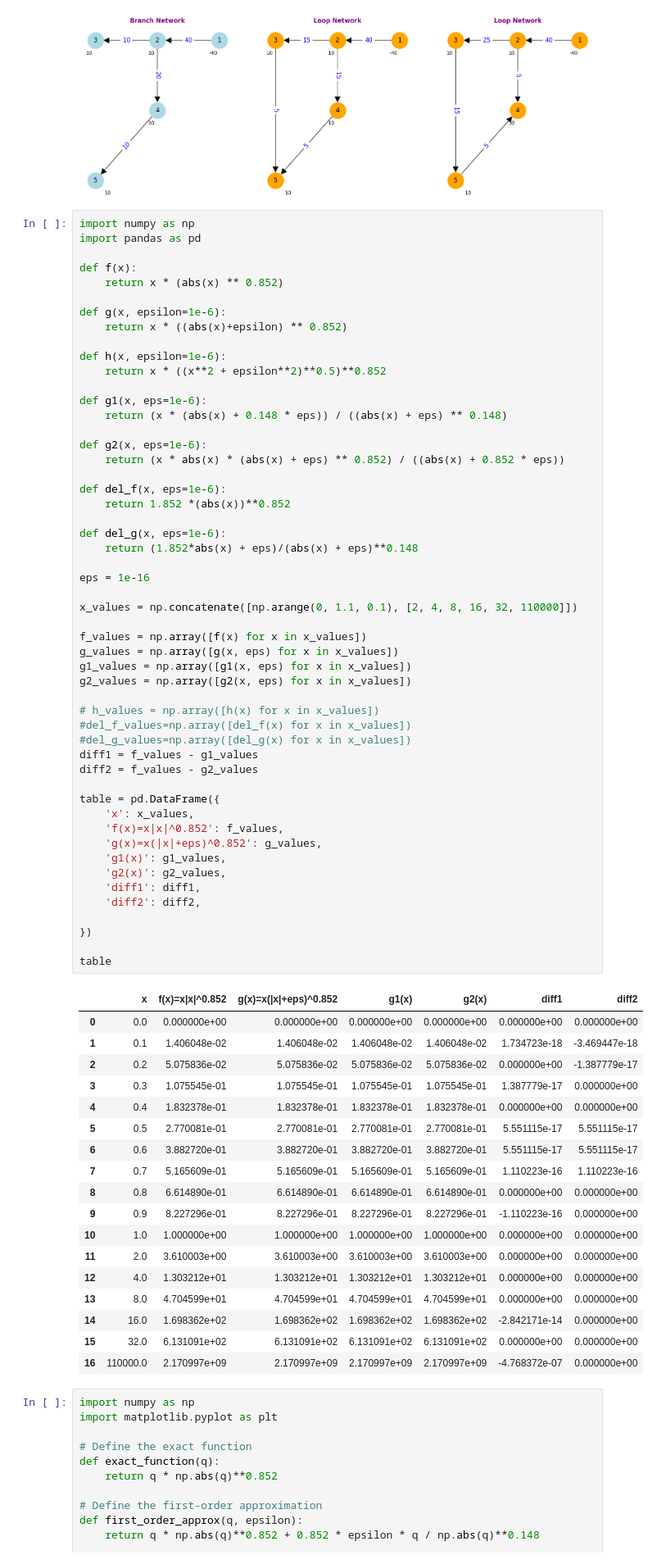
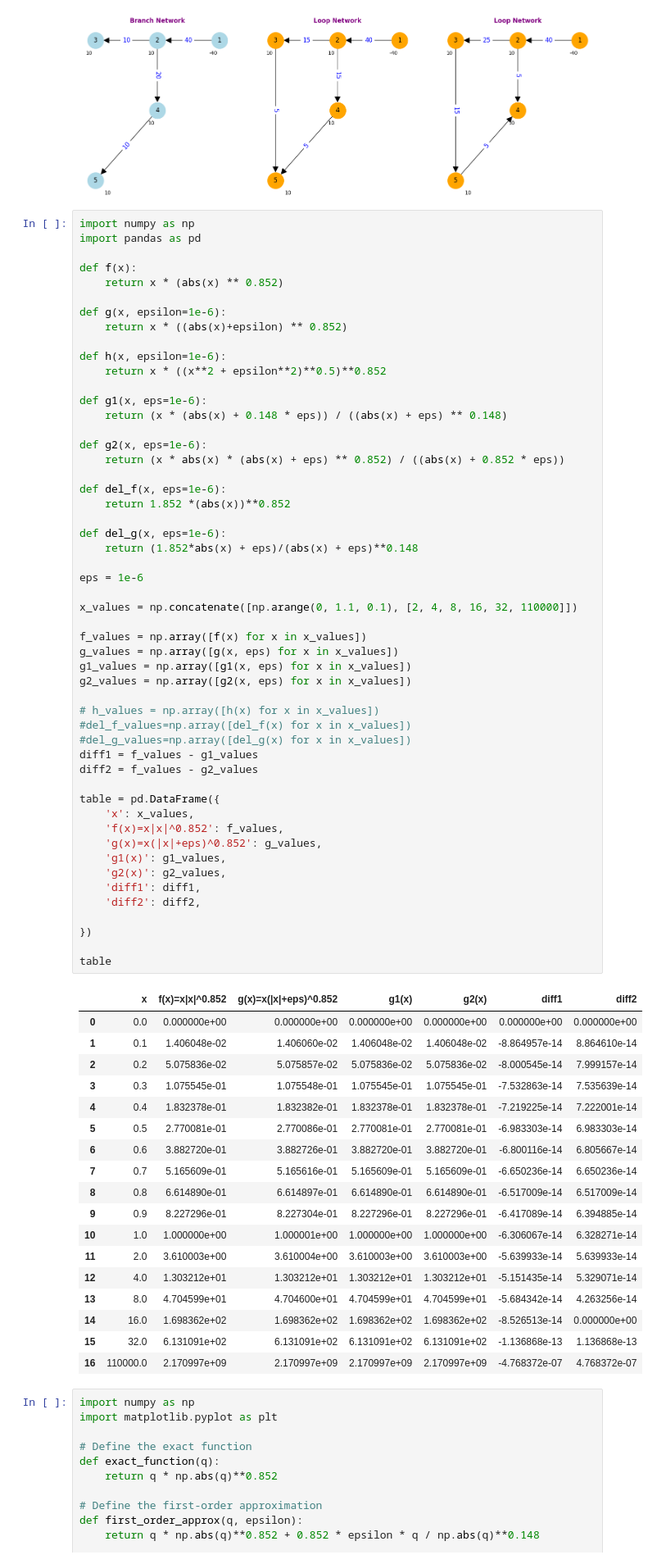
Before and after one commit to nitish-dumoliya/waterNetwork, a Jupyter notebook: model/potentialBasedFlow/version2.ipynb, the cells around one changed output. Shown at 82% size. Saved outputs shown, nothing was run; the diff lists cells and outputs as text.

```diff
--- a/model/potentialBasedFlow/version2.ipynb
+++ b/model/potentialBasedFlow/version2.ipynb
@@ -1294,52 +1294,52 @@ def del_f(x, eps=1e-6):
 def del_g(x, eps=1e-6):
     return (1.852*abs(x) + eps)/(abs(x) + eps)**0.148
 
-eps = 1e-16
+eps = 1e-6
 
 x_values = np.concatenate([np.arange(0, 1.1, 0.1), [2, 4, 8, 16, 32, 110000]])
 
 f_values = np.array([f(x) for x in x_values])
 g_values = np.array([g(x, eps) for x in x_values])
 g1_values = np.array([g1(x, eps) for x in x_values])
 g2_values = np.array([g2(x, eps) for x in x_values])
 
 # h_values = np.array([h(x) for x in x_values])
 #del_f_values=np.array([del_f(x) for x in x_values])
 #del_g_values=np.array([del_g(x) for x in x_values])
 diff1 = f_values - g1_values
 diff2 = f_values - g2_values
 
 table = pd.DataFrame({
     'x': x_values,
     'f(x)=x|x|^0.852': f_values,
     'g(x)=x(|x|+eps)^0.852': g_values,
     'g1(x)': g1_values,
     'g2(x)': g2_values,
     'diff1': diff1,
     'diff2': diff2,
 
 })
 
 table
 # %% [output]
 |  | x | f(x)=x|x|^0.852 | g(x)=x(|x|+eps)^0.852 | g1(x) | g2(x) | diff1 | diff2 |
 | 0 | 0.0 | 0.000000e+00 | 0.000000e+00 | 0.000000e+00 | 0.000000e+00 | 0.000000e+00 | 0.000000e+00 |
-| 1 | 0.1 | 1.406048e-02 | 1.406048e-02 | 1.406048e-02 | 1.406048e-02 | 1.734723e-18 | -3.469447e-18 |
-| 2 | 0.2 | 5.075836e-02 | 5.075836e-02 | 5.075836e-02 | 5.075836e-02 | 0.000000e+00 | -1.387779e-17 |
-| 3 | 0.3 | 1.075545e-01 | 1.075545e-01 | 1.075545e-01 | 1.075545e-01 | 1.387779e-17 | 0.000000e+00 |
-| 4 | 0.4 | 1.832378e-01 | 1.832378e-01 | 1.832378e-01 | 1.832378e-01 | 0.000000e+00 | 0.000000e+00 |
-| 5 | 0.5 | 2.770081e-01 | 2.770081e-01 | 2.770081e-01 | 2.770081e-01 | 5.551115e-17 | 5.551115e-17 |
-| 6 | 0.6 | 3.882720e-01 | 3.882720e-01 | 3.882720e-01 | 3.882720e-01 | 5.551115e-17 | 5.551115e-17 |
-| 7 | 0.7 | 5.165609e-01 | 5.165609e-01 | 5.165609e-01 | 5.165609e-01 | 1.110223e-16 | 1.110223e-16 |
-| 8 | 0.8 | 6.614890e-01 | 6.614890e-01 | 6.614890e-01 | 6.614890e-01 | 0.000000e+00 | 0.000000e+00 |
-| 9 | 0.9 | 8.227296e-01 | 8.227296e-01 | 8.227296e-01 | 8.227296e-01 | -1.110223e-16 | 0.000000e+00 |
-| 10 | 1.0 | 1.000000e+00 | 1.000000e+00 | 1.000000e+00 | 1.000000e+00 | 0.000000e+00 | 0.000000e+00 |
-| 11 | 2.0 | 3.610003e+00 | 3.610003e+00 | 3.610003e+00 | 3.610003e+00 | 0.000000e+00 | 0.000000e+00 |
-| 12 | 4.0 | 1.303212e+01 | 1.303212e+01 | 1.303212e+01 | 1.303212e+01 | 0.000000e+00 | 0.000000e+00 |
-| 13 | 8.0 | 4.704599e+01 | 4.704599e+01 | 4.704599e+01 | 4.704599e+01 | 0.000000e+00 | 0.000000e+00 |
-| 14 | 16.0 | 1.698362e+02 | 1.698362e+02 | 1.698362e+02 | 1.698362e+02 | -2.842171e-14 | 0.000000e+00 |
-| 15 | 32.0 | 6.131091e+02 | 6.131091e+02 | 6.131091e+02 | 6.131091e+02 | 0.000000e+00 | 0.000000e+00 |
-| 16 | 110000.0 | 2.170997e+09 | 2.170997e+09 | 2.170997e+09 | 2.170997e+09 | -4.768372e-07 | 0.000000e+00 |
+| 1 | 0.1 | 1.406048e-02 | 1.406060e-02 | 1.406048e-02 | 1.406048e-02 | -8.864957e-14 | 8.864610e-14 |
+| 2 | 0.2 | 5.075836e-02 | 5.075857e-02 | 5.075836e-02 | 5.075836e-02 | -8.000545e-14 | 7.999157e-14 |
+| 3 | 0.3 | 1.075545e-01 | 1.075548e-01 | 1.075545e-01 | 1.075545e-01 | -7.532863e-14 | 7.535639e-14 |
+| 4 | 0.4 | 1.832378e-01 | 1.832382e-01 | 1.832378e-01 | 1.832378e-01 | -7.219225e-14 | 7.222001e-14 |
+| 5 | 0.5 | 2.770081e-01 | 2.770086e-01 | 2.770081e-01 | 2.770081e-01 | -6.983303e-14 | 6.983303e-14 |
+| 6 | 0.6 | 3.882720e-01 | 3.882726e-01 | 3.882720e-01 | 3.882720e-01 | -6.800116e-14 | 6.805667e-14 |
+| 7 | 0.7 | 5.165609e-01 | 5.165616e-01 | 5.165609e-01 | 5.165609e-01 | -6.650236e-14 | 6.650236e-14 |
+| 8 | 0.8 | 6.614890e-01 | 6.614897e-01 | 6.614890e-01 | 6.614890e-01 | -6.517009e-14 | 6.517009e-14 |
+| 9 | 0.9 | 8.227296e-01 | 8.227304e-01 | 8.227296e-01 | 8.227296e-01 | -6.417089e-14 | 6.394885e-14 |
+| 10 | 1.0 | 1.000000e+00 | 1.000001e+00 | 1.000000e+00 | 1.000000e+00 | -6.306067e-14 | 6.328271e-14 |
+| 11 | 2.0 | 3.610003e+00 | 3.610004e+00 | 3.610003e+00 | 3.610003e+00 | -5.639933e-14 | 5.639933e-14 |
+| 12 | 4.0 | 1.303212e+01 | 1.303212e+01 | 1.303212e+01 | 1.303212e+01 | -5.151435e-14 | 5.329071e-14 |
+| 13 | 8.0 | 4.704599e+01 | 4.704600e+01 | 4.704599e+01 | 4.704599e+01 | -5.684342e-14 | 4.263256e-14 |
+| 14 | 16.0 | 1.698362e+02 | 1.698362e+02 | 1.698362e+02 | 1.698362e+02 | -8.526513e-14 | 0.000000e+00 |
+| 15 | 32.0 | 6.131091e+02 | 6.131091e+02 | 6.131091e+02 | 6.131091e+02 | -1.136868e-13 | 1.136868e-13 |
+| 16 | 110000.0 | 2.170997e+09 | 2.170997e+09 | 2.170997e+09 | 2.170997e+09 | -4.768372e-07 | 4.768372e-07 |
 # %%
 import numpy as np
 import matplotlib.pyplot as plt
```
Also changed, not shown: 25 other files.
